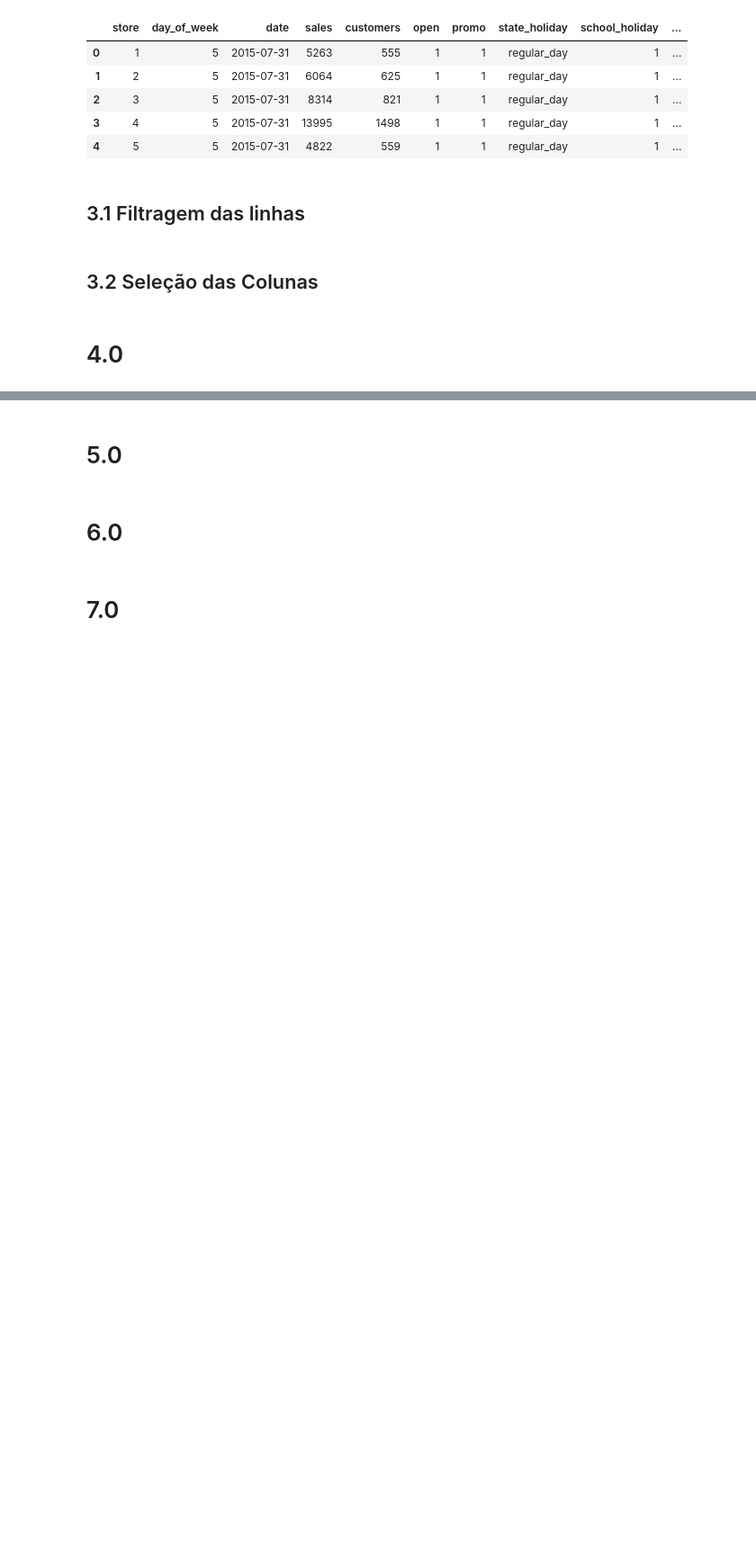
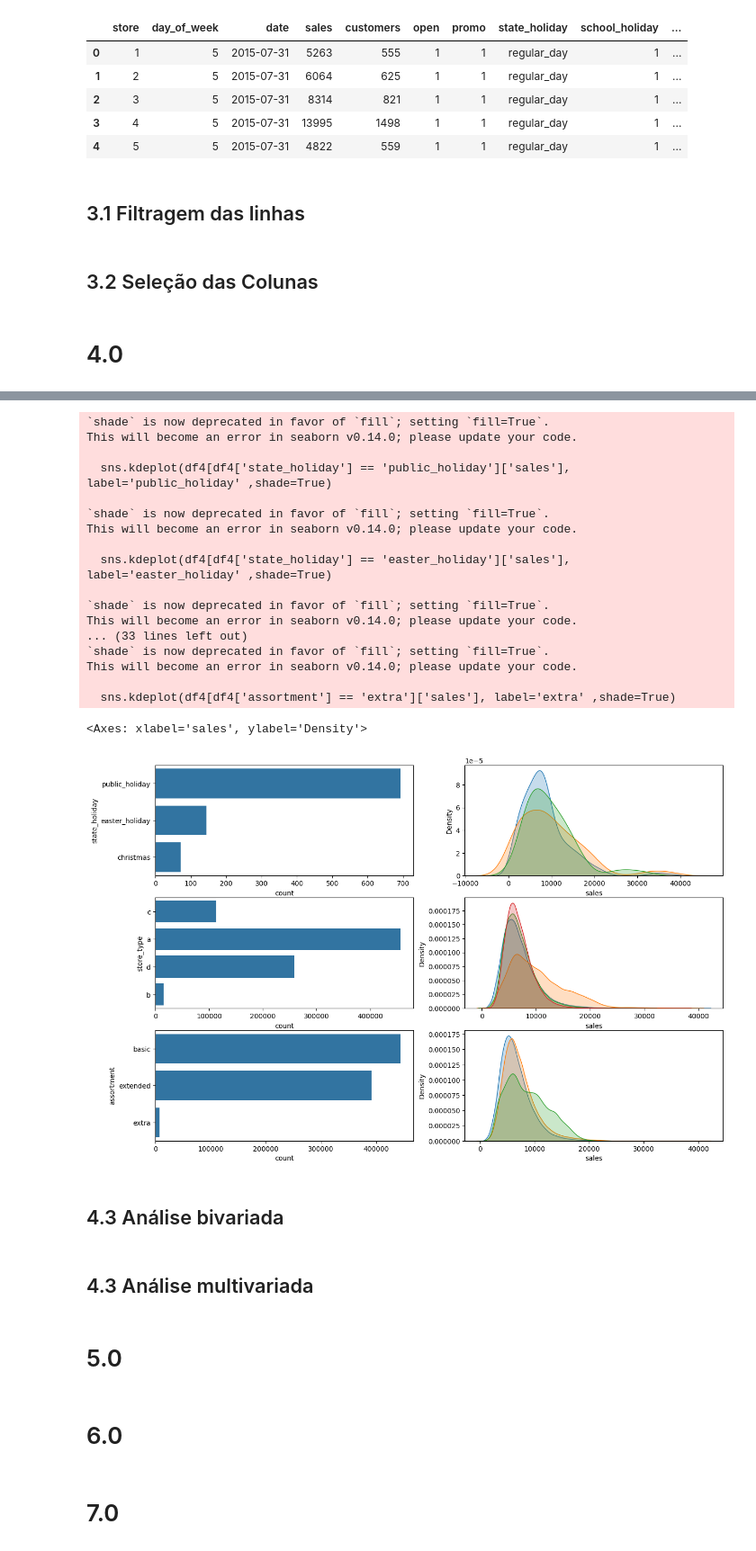
Before and after one commit to juanzimmer/ds_prod_resumo, a Jupyter notebook: notebook.ipynb, the cells around one changed output, grey strips where cells are left out. Shown at 90% size. Cells and saved outputs as stored; diff of their text form; code cells hidden in the pictures; blank space fills up the shorter version.

```diff
--- a/notebook.ipynb
+++ b/notebook.ipynb
@@ -449,3 +472,63 @@ df3.drop(columns=['customers', 'open', 'promo_interval', 'month_map'], axis=1, i
+# %%
+plt.figure(figsize=(15, 10))
+
+#state_holiday
+
+plt.subplot(3, 2, 1)
+aux = df4[df4['state_holiday'] != 'regular_day']
+sns.countplot(aux['state_holiday'])
+
+plt.subplot(3, 2, 2)
+sns.kdeplot(df4[df4['state_holiday'] == 'public_holiday']['sales'], label='public_holiday' ,shade=True)
+sns.kdeplot(df4[df4['state_holiday'] == 'easter_holiday']['sales'], label='easter_holiday' ,shade=True)
+sns.kdeplot(df4[df4['state_holiday'] == 'christmas']['sales'], label='christmas' ,shade=True)
+
+
+#store_type
+
+plt.subplot(3, 2, 3)
+sns.countplot(df4['store_type'])
+
+plt.subplot(3, 2, 4)
+sns.kdeplot(df4[df4['store_type'] == 'a']['sales'], label='a' ,shade=True)
+sns.kdeplot(df4[df4['store_type'] == 'b']['sales'], label='b' ,shade=True)
+sns.kdeplot(df4[df4['store_type'] == 'c']['sales'], label='c' ,shade=True)
+sns.kdeplot(df4[df4['store_type'] == 'd']['sales'], label='d' ,shade=True)
+
+
+#assortment
+
+plt.subplot(3, 2, 5)
+sns.countplot(df4['assortment'])
+
+plt.subplot(3, 2, 6)
+sns.kdeplot(df4[df4['assortment'] == 'basic']['sales'], label='basic' ,shade=True)
+sns.kdeplot(df4[df4['assortment'] == 'extended']['sales'], label='extended' ,shade=True)
+sns.kdeplot(df4[df4['assortment'] == 'extra']['sales'], label='extra' ,shade=True)
+# %% [output]
+`shade` is now deprecated in favor of `fill`; setting `fill=True`.
+This will become an error in seaborn v0.14.0; please update your code.
+
+  sns.kdeplot(df4[df4['state_holiday'] == 'public_holiday']['sales'], label='public_holiday' ,shade=True)
+
+`shade` is now deprecated in favor of `fill`; setting `fill=True`.
+This will become an error in seaborn v0.14.0; please update your code.
+
+  sns.kdeplot(df4[df4['state_holiday'] == 'easter_holiday']['sales'], label='easter_holiday' ,shade=True)
+
+`shade` is now deprecated in favor of `fill`; setting `fill=True`.
+This will become an error in seaborn v0.14.0; please update your code.
+... (33 lines left out)
+`shade` is now deprecated in favor of `fill`; setting `fill=True`.
+This will become an error in seaborn v0.14.0; please update your code.
+
+  sns.kdeplot(df4[df4['assortment'] == 'extra']['sales'], label='extra' ,shade=True)
+<Axes: xlabel='sales', ylabel='Density'>
+[figure, added]
+# %% [markdown]
+## 4.3 Análise bivariada
+# %% [markdown]
+## 4.3 Análise multivariada
 # %% [markdown]
 # 5.0
 # %% [markdown]
```
Also changed, not shown: parts of 8 cells of this notebook.
